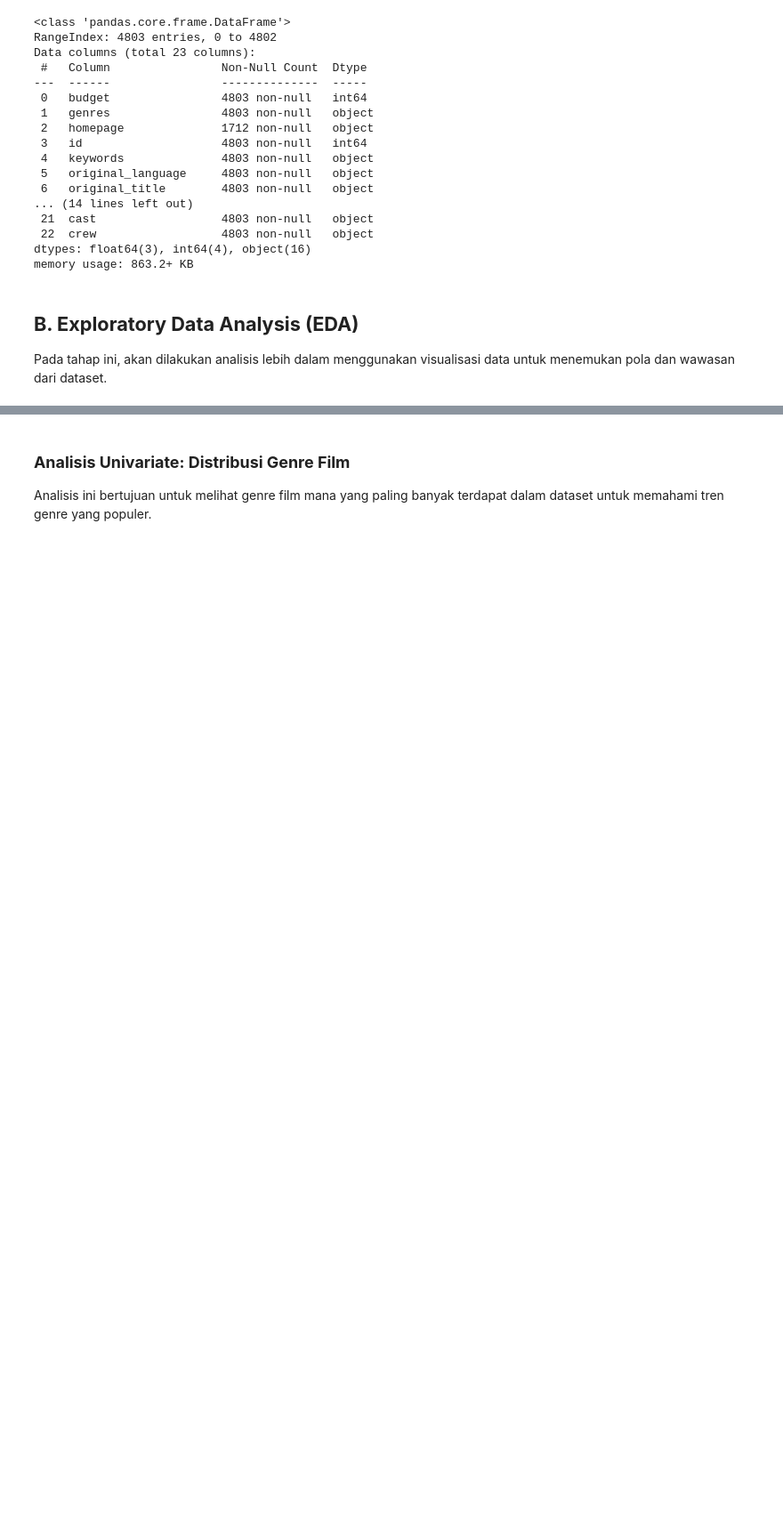
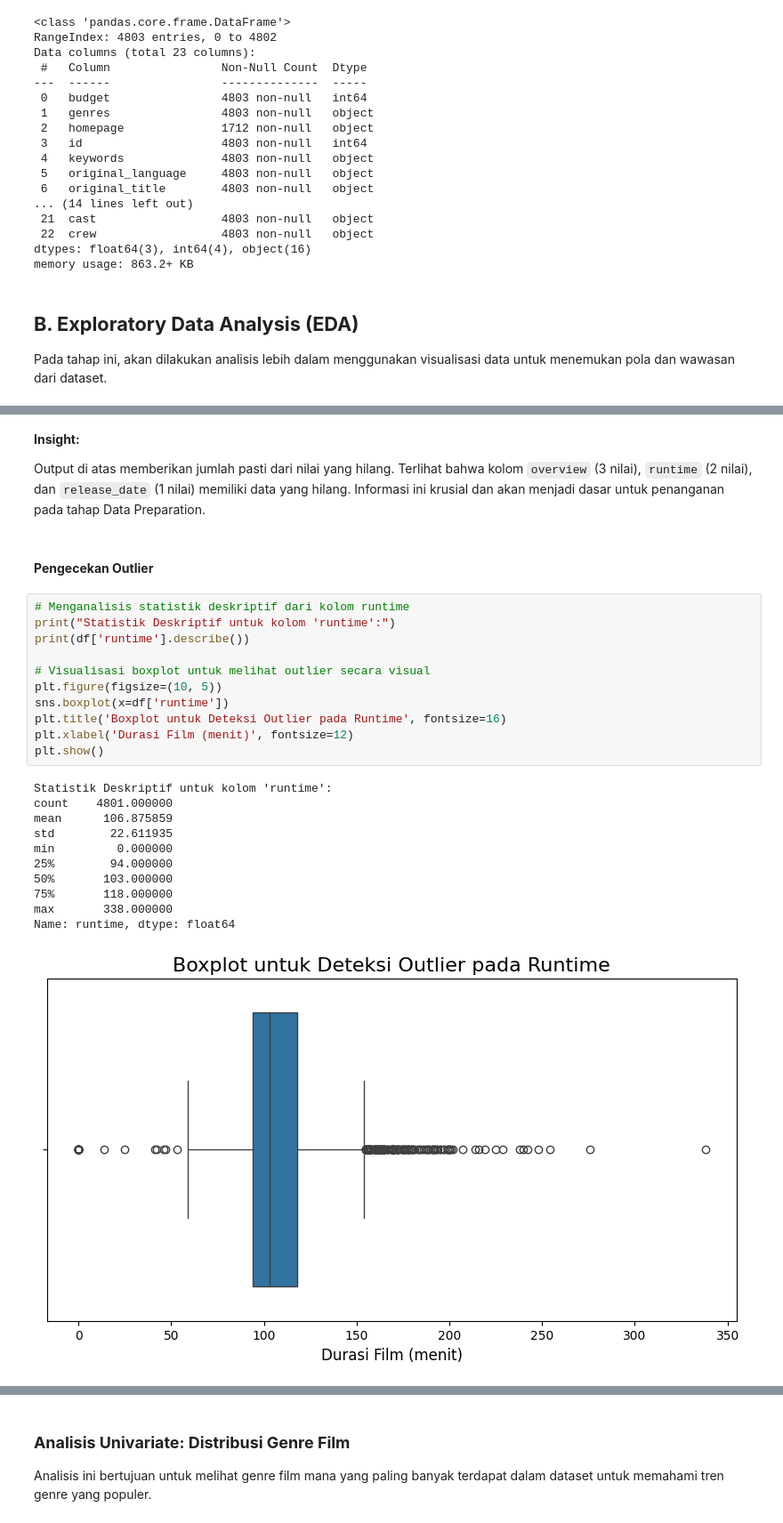
Before and after one commit to syakibb/Machine-Learning-Sistem-Rekomendasi-Film, a Jupyter notebook: sistem_rekomendasi.ipynb, the cells around one changed output, grey strips where cells are left out. Shown: that part at 89% size. Saved outputs shown, nothing was run; the diff lists cells and outputs as text; blank space fills up the shorter version.

```diff
--- a/sistem_rekomendasi.ipynb
+++ b/sistem_rekomendasi.ipynb
@@ -96,0 +133,29 @@ Pada tahap ini, akan dilakukan analisis lebih dalam menggunakan visualisasi data
+# %% [markdown]
+**Insight:**
+
+Output di atas memberikan jumlah pasti dari nilai yang hilang. Terlihat bahwa kolom `overview` (3 nilai), `runtime` (2 nilai), dan `release_date` (1 nilai) memiliki data yang hilang. Informasi ini krusial dan akan menjadi dasar untuk penanganan pada tahap Data Preparation.
+# %% [markdown]
+#### **Pengecekan Outlier**
+# %%
+# Menganalisis statistik deskriptif dari kolom runtime
+print("Statistik Deskriptif untuk kolom 'runtime':")
+print(df['runtime'].describe())
+
+# Visualisasi boxplot untuk melihat outlier secara visual
+plt.figure(figsize=(10, 5))
+sns.boxplot(x=df['runtime'])
+plt.title('Boxplot untuk Deteksi Outlier pada Runtime', fontsize=16)
+plt.xlabel('Durasi Film (menit)', fontsize=12)
+plt.show()
+# %% [output]
+Statistik Deskriptif untuk kolom 'runtime':
+count    4801.000000
+mean      106.875859
+std        22.611935
+min         0.000000
+25%        94.000000
+50%       103.000000
+75%       118.000000
+max       338.000000
+Name: runtime, dtype: float64
+[figure, added]
```
Also changed, not shown: parts of 8 cells of this notebook.
